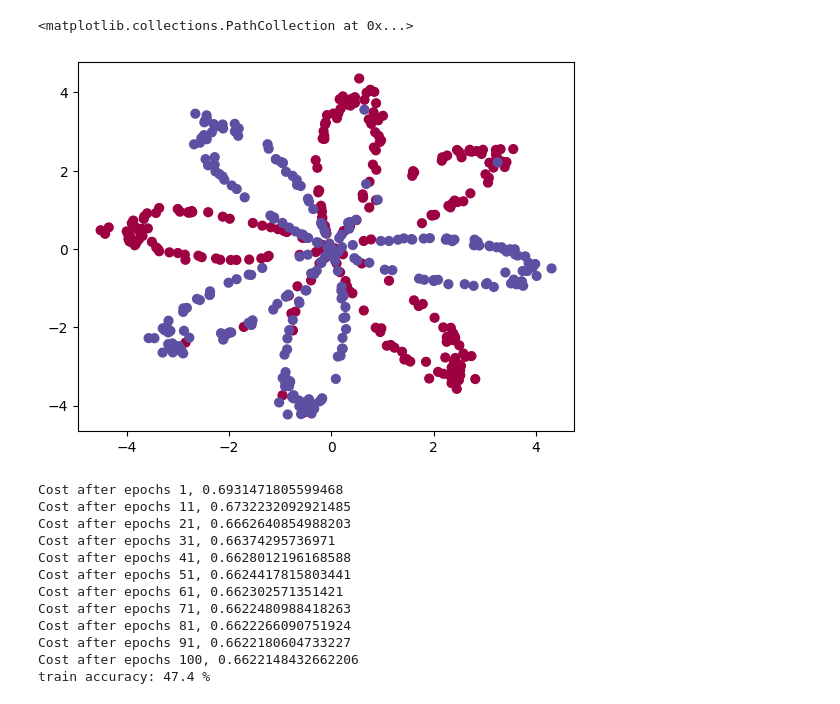
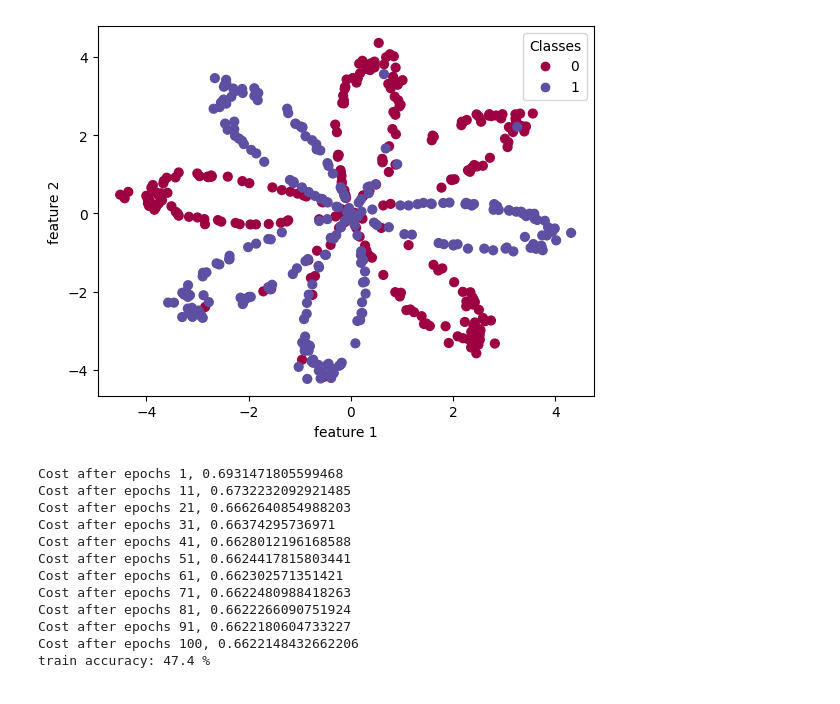
Before and after one commit to ramayzoraiz/p001-single-neuron-scratch, a Jupyter notebook: neuron_and_non-linear_separable_data.ipynb, the cells around one changed output. Saved outputs shown, nothing was run; the diff lists cells and outputs as text; code cells hidden in the pictures.

Commit message:
v0.3 improved scatter plot
Signed-off-by: zoraiz <mzoraiz.cse21ceme@student.nust.edu.pk>

```diff
--- a/neuron_and_non-linear_separable_data.ipynb
+++ b/neuron_and_non-linear_separable_data.ipynb
@@ -4,10 +4,9 @@ import numpy as np
 import matplotlib.pyplot as plt
 # %%
 X, Y = h.load_flower_dataset(num_samples=500, petals=4)
-plt.scatter(X[0, :], X[1, :], c=Y, s=40, cmap=plt.cm.Spectral)
+h.plot_scatter(X, Y)
 # %% [output]
-<matplotlib.collections.PathCollection at 0x...>
-[figure, old version]
+[figure, new version]
 # %%
 ## initialize parameters with zeros
 w = np.zeros((X.shape[0],1))
```
Also changed, not shown: parts of 1 cell of this notebook, 2 other files.
